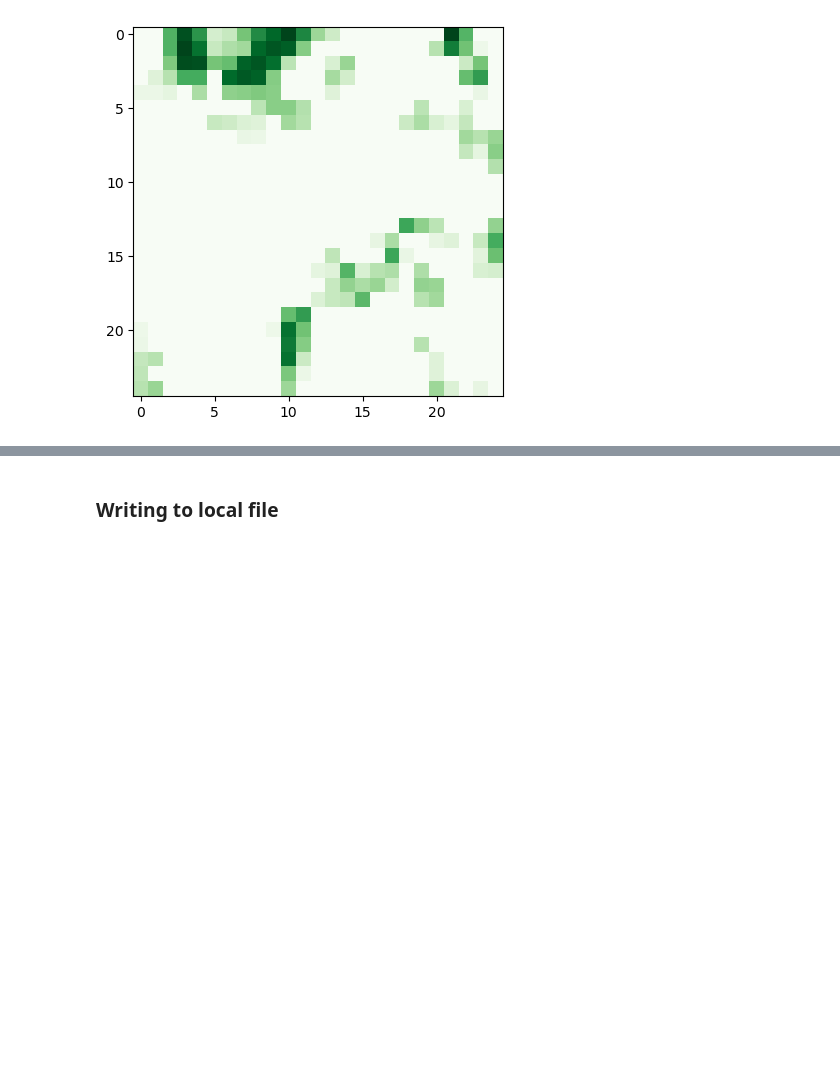
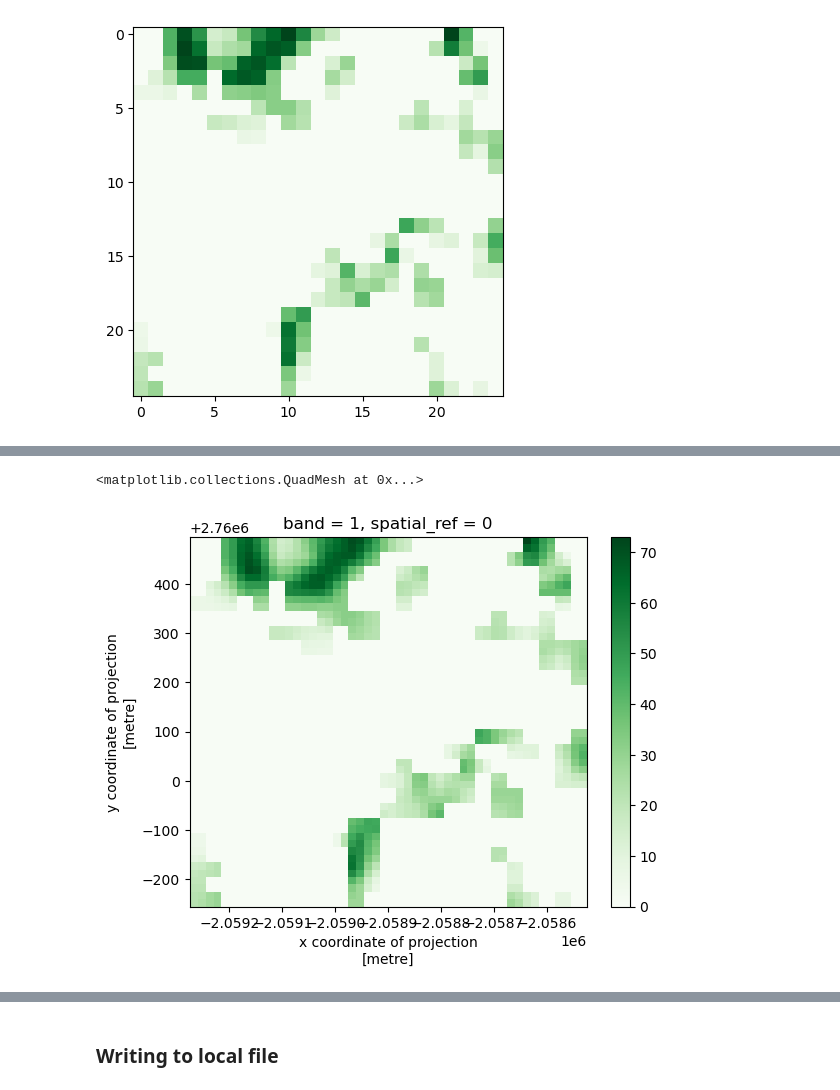
Before and after one commit to USEPA/Python_OpenSource_GIS, a Jupyter notebook: Raster.ipynb, the cells around one changed output, grey strips where cells are left out. Cells and saved outputs as stored; diff of their text form; code cells hidden in the pictures; blank space fills up the shorter version.

```diff
--- a/Raster.ipynb
+++ b/Raster.ipynb
@@ -66,0 +103,13 @@ pyplot.imshow(image, cmap='Greens')
+# %%
+new_width = canopy_valu.rio.width * upscale_factor
+new_height = canopy_valu.rio.height * upscale_factor
+# %%
+canopy_upsampled_bi = canopy_valu.rio.reproject(
+    canopy_valu.rio.crs,
+    shape=(new_height, new_width),
+    resampling=rasterio.enums.Resampling.bilinear)
+# %%
+canopy_upsampled_bi.plot(cmap='Greens')
+# %% [output]
+<matplotlib.collections.QuadMesh at 0x...>
+[figure, added]
```
Also changed, not shown: parts of 36 cells of this notebook.
